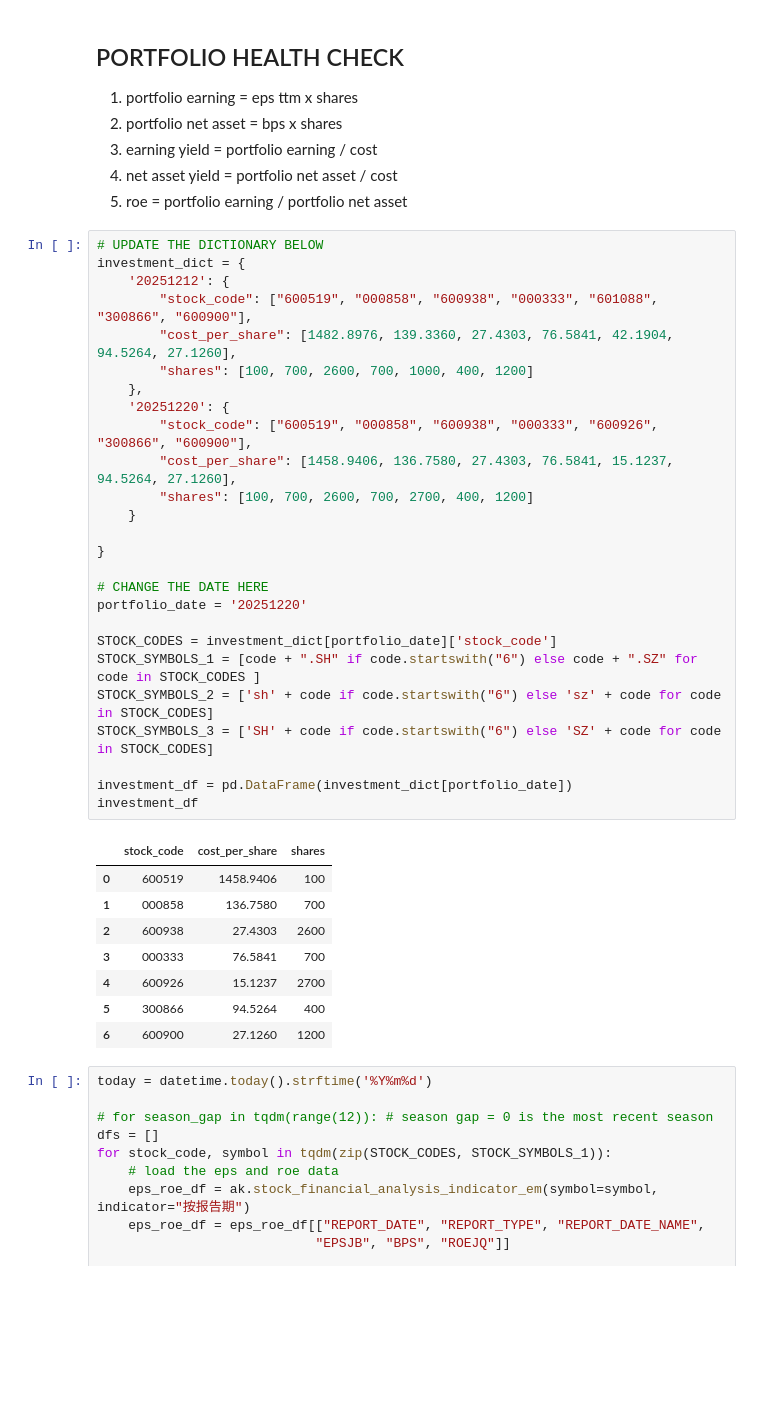
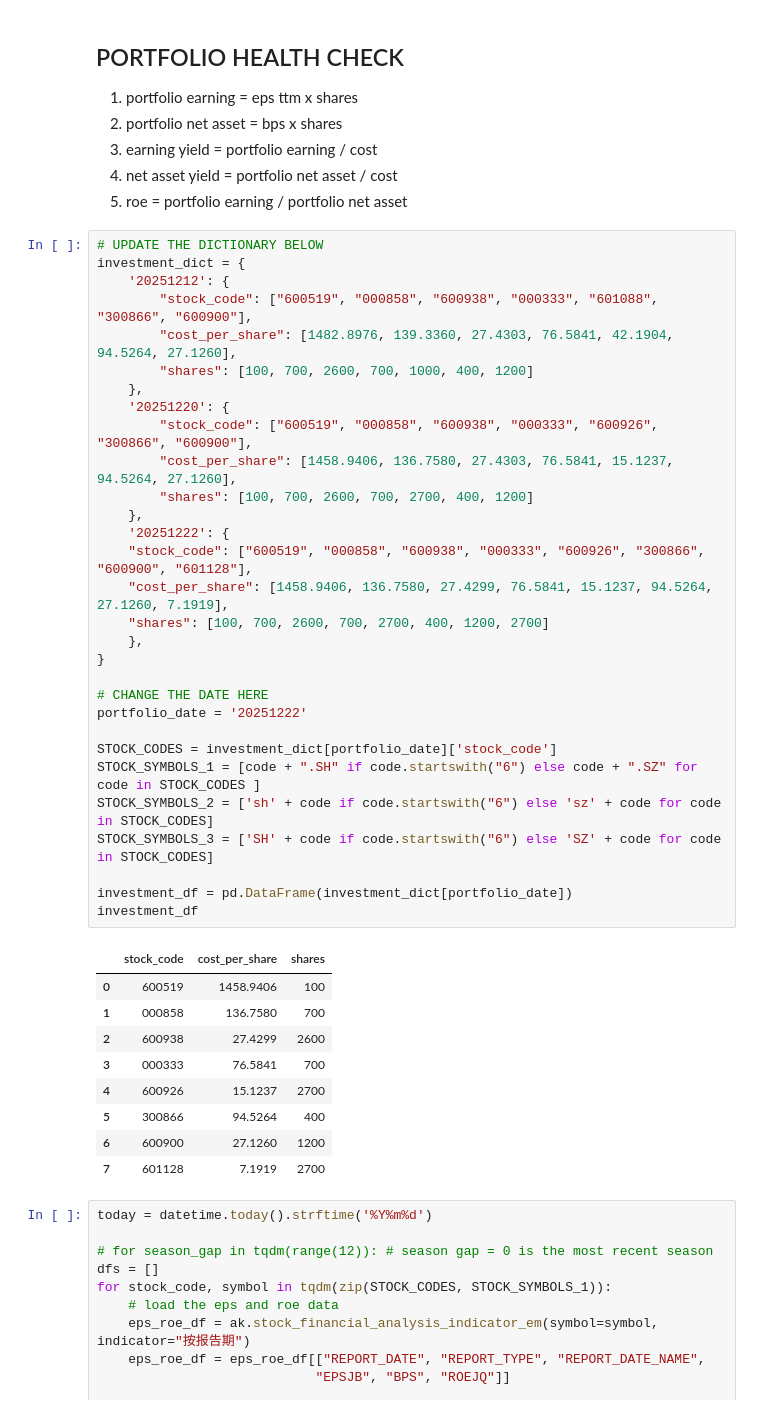
Before and after one commit to ProfessorErdo/stock-trend-tracker, a Jupyter notebook: notebooks/[manual]_portfolio_intrinsic_value_calculator.ipynb, the cells around one changed output. Saved outputs shown, nothing was run; the diff lists cells and outputs as text; blank space fills up the shorter version.

```diff
--- a/notebooks/[manual]_portfolio_intrinsic_value_calculator.ipynb
+++ b/notebooks/[manual]_portfolio_intrinsic_value_calculator.ipynb
@@ -26,38 +30,43 @@ from datetime import datetime
 # %%
 # UPDATE THE DICTIONARY BELOW
 investment_dict = {
     '20251212': {
         "stock_code": ["600519", "000858", "600938", "000333", "601088", "300866", "600900"],
         "cost_per_share": [1482.8976, 139.3360, 27.4303, 76.5841, 42.1904, 94.5264, 27.1260],
         "shares": [100, 700, 2600, 700, 1000, 400, 1200]
     },
     '20251220': {
         "stock_code": ["600519", "000858", "600938", "000333", "600926", "300866", "600900"],
         "cost_per_share": [1458.9406, 136.7580, 27.4303, 76.5841, 15.1237, 94.5264, 27.1260],
         "shares": [100, 700, 2600, 700, 2700, 400, 1200]
-    }
-
+    },
+    '20251222': {
+    "stock_code": ["600519", "000858", "600938", "000333", "600926", "300866", "600900", "601128"],
+    "cost_per_share": [1458.9406, 136.7580, 27.4299, 76.5841, 15.1237, 94.5264, 27.1260, 7.1919],
+    "shares": [100, 700, 2600, 700, 2700, 400, 1200, 2700]
+    },
 }
 
 # CHANGE THE DATE HERE
-portfolio_date = '20251220'
+portfolio_date = '20251222'
 
 STOCK_CODES = investment_dict[portfolio_date]['stock_code']
 STOCK_SYMBOLS_1 = [code + ".SH" if code.startswith("6") else code + ".SZ" for code in STOCK_CODES ]
 STOCK_SYMBOLS_2 = ['sh' + code if code.startswith("6") else 'sz' + code for code in STOCK_CODES]
 STOCK_SYMBOLS_3 = ['SH' + code if code.startswith("6") else 'SZ' + code for code in STOCK_CODES]
 
 investment_df = pd.DataFrame(investment_dict[portfolio_date])
 investment_df
 # %% [output]
 |  | stock_code | cost_per_share | shares |
 | 0 | 600519 | 1458.9406 | 100 |
 | 1 | 000858 | 136.7580 | 700 |
-| 2 | 600938 | 27.4303 | 2600 |
+| 2 | 600938 | 27.4299 | 2600 |
 | 3 | 000333 | 76.5841 | 700 |
 | 4 | 600926 | 15.1237 | 2700 |
 | 5 | 300866 | 94.5264 | 400 |
 | 6 | 600900 | 27.1260 | 1200 |
+| 7 | 601128 | 7.1919 | 2700 |
 # %%
 today = datetime.today().strftime('%Y%m%d')
 
```
Also changed, not shown: parts of 5 cells of this notebook, 2 other files.
